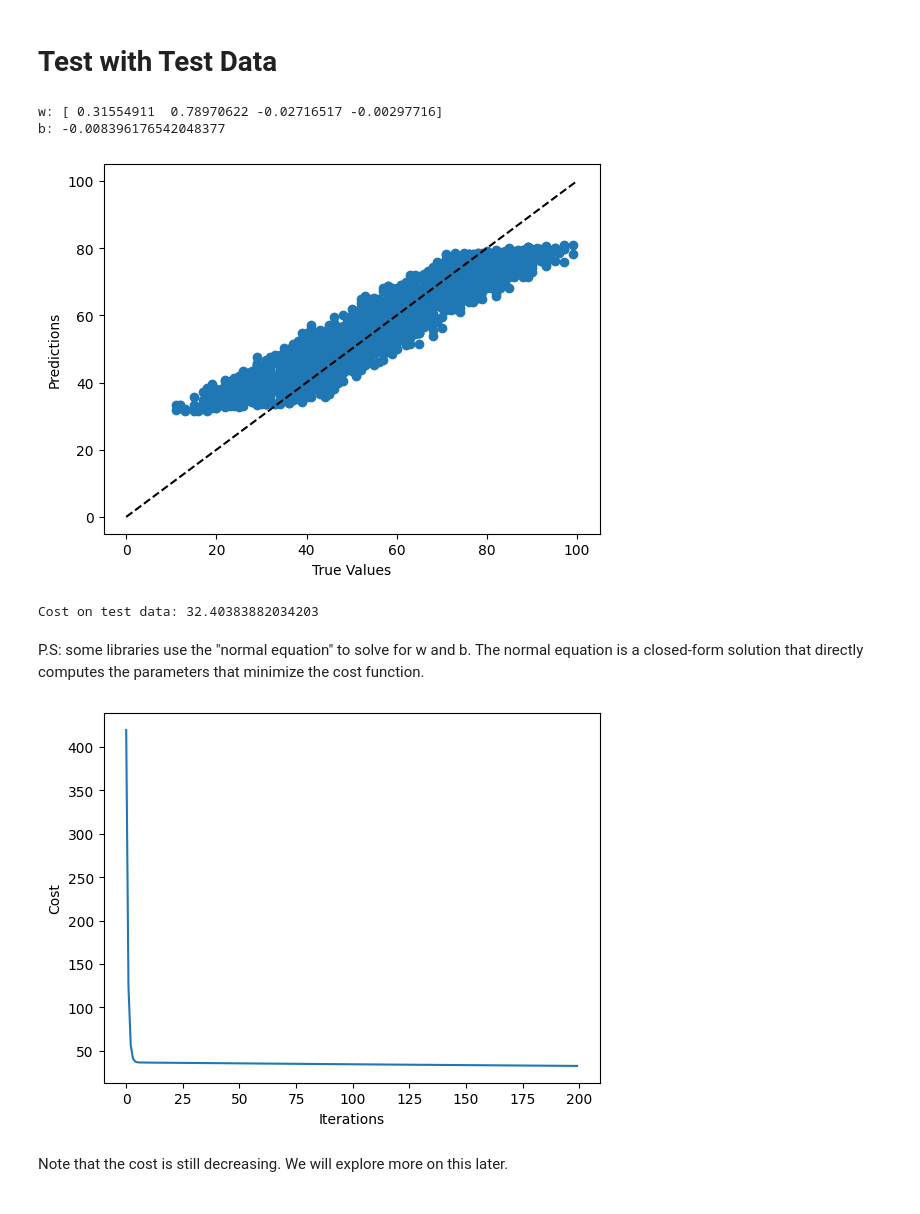
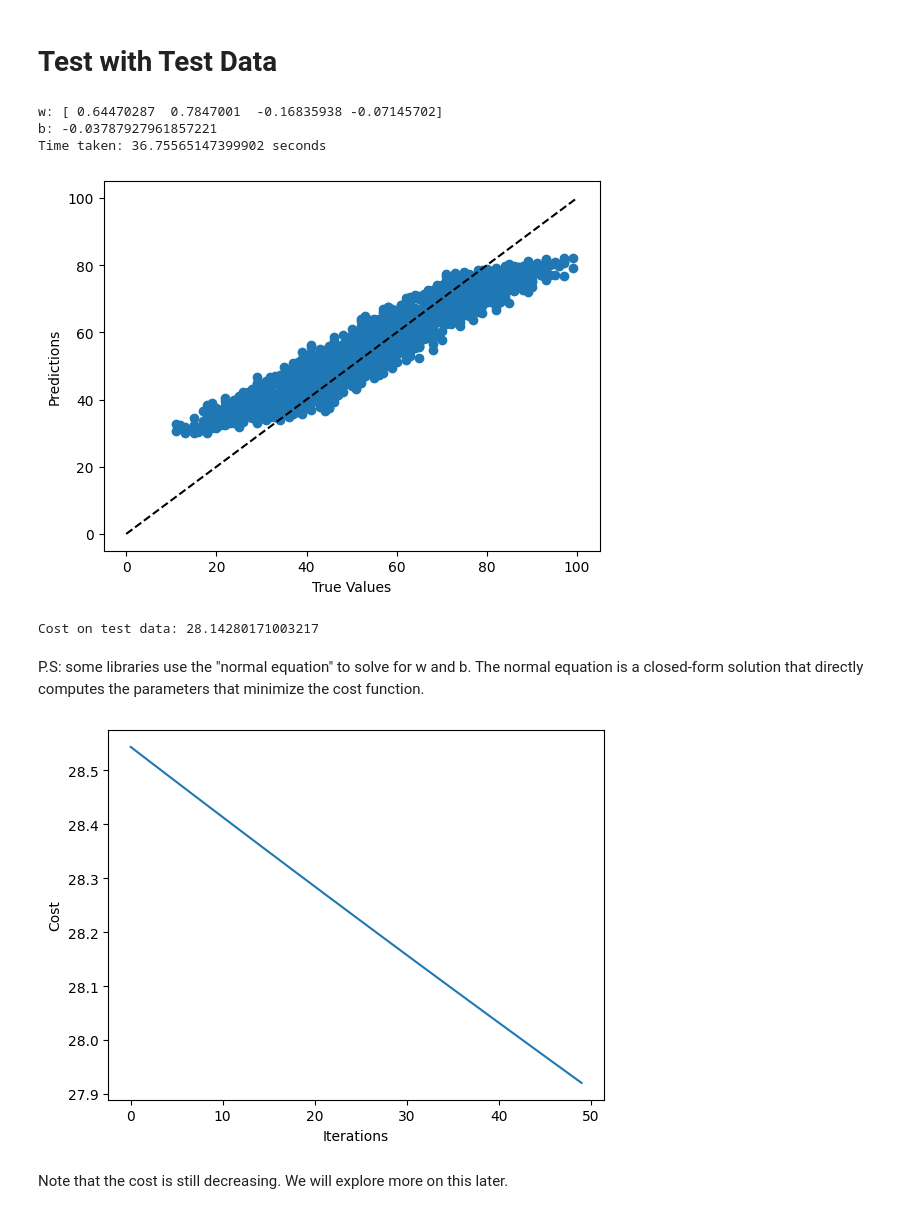
Before and after one commit to MohadesehHakimi/intro-to-machine-learning, a Jupyter notebook: Supervised Machine Learning: Regression and Classification /week 2.ipynb, the cells around one changed output. Saved outputs shown, nothing was run; the diff lists cells and outputs as text; code cells hidden in the pictures.

```diff
--- a/Supervised Machine Learning: Regression and Classification /week 2.ipynb
+++ b/Supervised Machine Learning: Regression and Classification /week 2.ipynb
@@ -11,6 +11,7 @@ X = [X1, X2, ..., Xn]
 Prepare Data
 # %%
 import copy
+import time
 
 import matplotlib.pyplot as plt
 import numpy as np
@@ -28,3 +29,13 @@ y = data[:, -1]
 
 # split data into training and testing
 X_train, X_test, y_train, y_test = train_test_split(X, y, test_size=0.2, random_state=42)
+
+X_train_labels = ['Hours Studied', 'Previous Score', 'Sleep Hours', 'Sample Question Papers Practiced']
+# plot each feature against y
+fig, ax = plt.subplots(1, 4, figsize=(20, 5), sharey=True)
+for i in range(len(ax)):
+    ax[i].scatter(X_train[:, i], y_train)
+    ax[i].set_xlabel(X_train_labels[i])
+ax[0].set_ylabel('Performance Index')
+fig.suptitle('Features vs. Performance Index')
+plt.show()
@@ -90,14 +103,17 @@ initial_w = np.zeros(X_train.shape[1])
 initial_b = 0
 
 # play around with iterations and alpha
-iterations = 200
+iterations = 500
 alpha = 0.0001
 
+start = time.time()
 w, b, J_history = gradient_descent(X_train, y_train, initial_w, initial_b, compute_cost, compute_gradient, alpha,
                                    iterations)
+end = time.time()
 
 print(f'w: {w}')
 print(f'b: {b}')
+print(f'Time taken: {end - start} seconds')
 
 y_pred = np.dot(X_test, w) + b
 
@@ -112,19 +128,20 @@ plt.show()
 cost = compute_cost(X_test, y_test, w, b)
 print(f'Cost on test data: {cost}')
 # %% [output]
-w: [ 0.31554911  0.78970622 -0.02716517 -0.00297716]
-b: -0.008396176542048377
+w: [ 0.64470287  0.7847001  -0.16835938 -0.07145702]
+b: -0.03787927961857221
+Time taken: 36.75565147399902 seconds
-[figure, old version]
+[figure, new version]
-Cost on test data: 32.40383882034203
+Cost on test data: 28.14280171003217
 # %% [markdown]
 P.S: some libraries use the "normal equation" to solve for w and b. The normal equation is a closed-form solution that directly computes the parameters that minimize the cost function.
 # %%
-# plot cost vs iterations
-plt.plot(J_history)
+# plot cost vs. iterations for last 50 iterations
+plt.plot(J_history[-50:])
 plt.xlabel('Iterations')
 plt.ylabel('Cost')
 plt.show()
 # %% [output]
-[figure, old version]
+[figure, new version]
 # %% [markdown]
 Note that the cost is still decreasing. We will explore more on this later.
```
Also changed, not shown: parts of 17 cells of this notebook.
